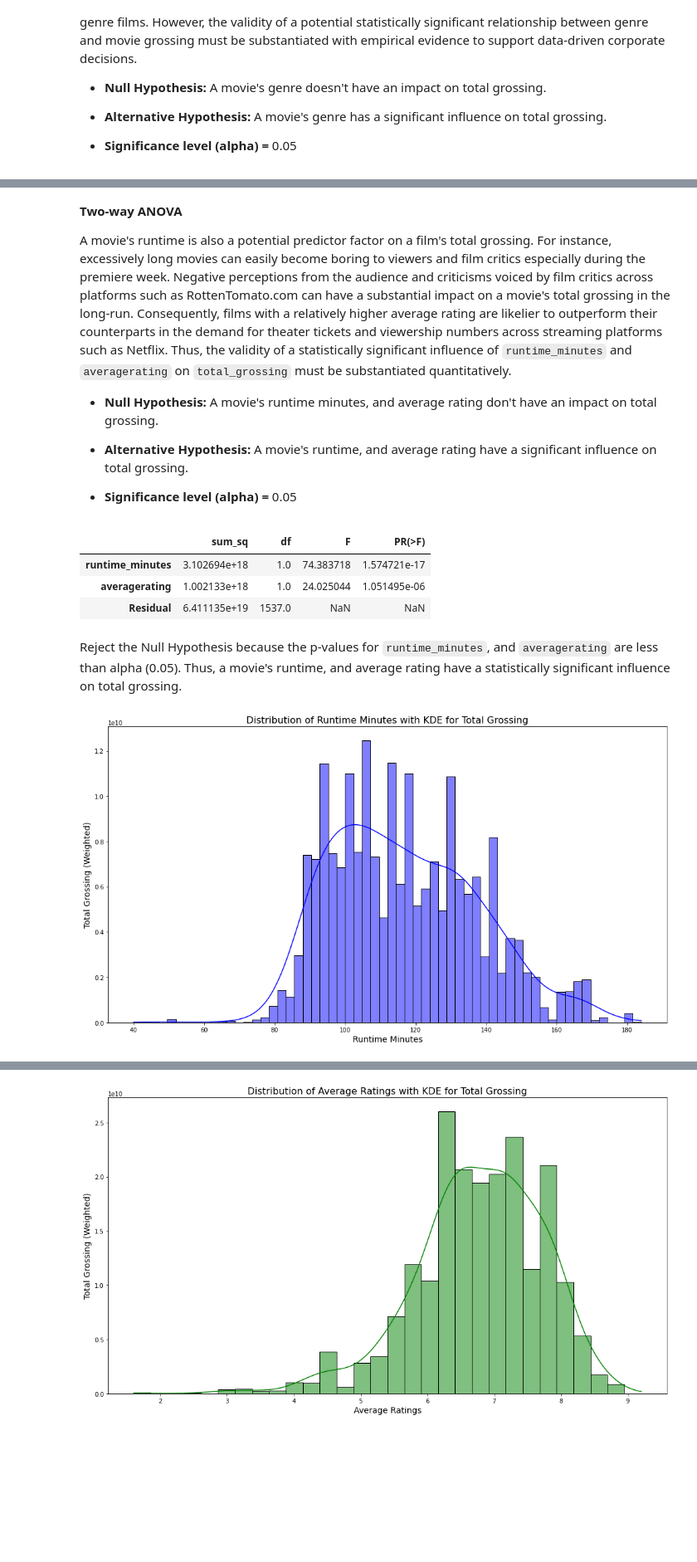
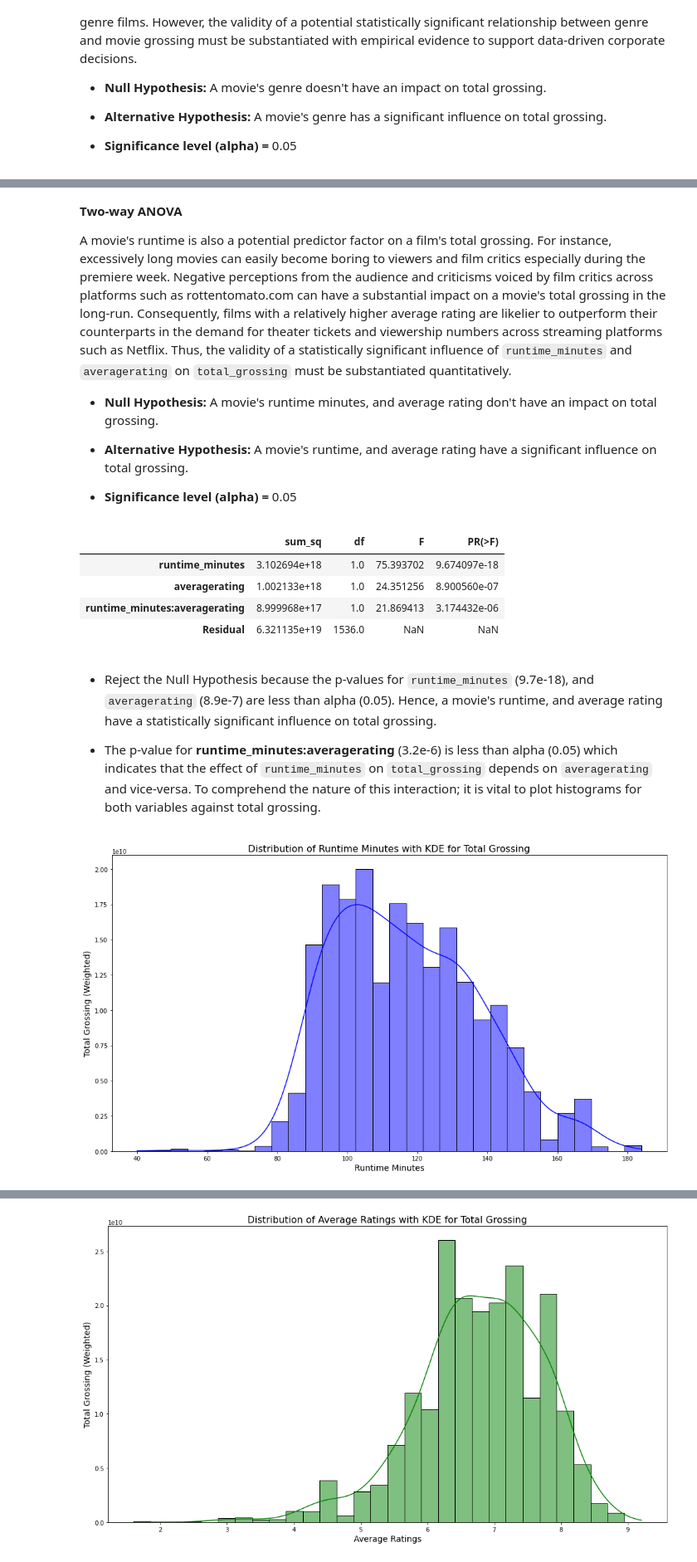
Before and after one commit to mwakad/box-office-movie-insights, a Jupyter notebook: notebooks/daniel.ipynb, the cells around one changed output, grey strips where cells are left out. Shown: that part at 83% size. Saved outputs shown, nothing was run; the diff lists cells and outputs as text; code cells hidden in the pictures; blank space fills up the shorter version.

```diff
--- a/notebooks/daniel.ipynb
+++ b/notebooks/daniel.ipynb
@@ -344,15 +325,0 @@ df_clean['total_grossing'] = df_clean['domestic_gross'] + df_clean['foreign_gros
-# %%
-# Function to randomly select a genre from the string value for example (Action, Crime, Drama)
-# Randomly selecting one genre from the string mitigates selection bias
-
-def extract_random_genre(genre_str):
-    if isinstance(genre_str, str):  # Check if it's a string
-        genres = [genre.strip() for genre in genre_str.split(',')]
-        if genres:
-            return random.choice(genres)
-        else:
-            return np.nan  # Return NaN if the list of genres is empty
-    else:
-        return np.nan  # Or some other appropriate missing value representation
-
-df_clean['genres'] = df_clean['genres'].apply(extract_random_genre)
@@ -459,7 +457,7 @@ plt.show()
 # %% [markdown]
 **Two-way ANOVA**
 
-A movie's runtime is also a potential predictor factor on a film's total grossing. For instance, excessively long movies can easily become boring to viewers and film critics especially during the premiere week. Negative perceptions from the audience and criticisms voiced by film critics across platforms such as RottenTomato.com can have a substantial impact on a movie's total grossing in the long-run. Consequently, films with a relatively higher average rating are likelier to outperform their counterparts in the demand for theater tickets and viewership numbers across streaming platforms such as Netflix. Thus, the validity of a statistically significant influence of `runtime_minutes` and `averagerating` on `total_grossing` must be substantiated quantitatively.
+A movie's runtime is also a potential predictor factor on a film's total grossing. For instance, excessively long movies can easily become boring to viewers and film critics especially during the premiere week. Negative perceptions from the audience and criticisms voiced by film critics across platforms such as rottentomato.com can have a substantial impact on a movie's total grossing in the long-run. Consequently, films with a relatively higher average rating are likelier to outperform their counterparts in the demand for theater tickets and viewership numbers across streaming platforms such as Netflix. Thus, the validity of a statistically significant influence of `runtime_minutes` and `averagerating` on `total_grossing` must be substantiated quantitatively.
 
 * <Strong> Null Hypothesis: </Strong> A movie's runtime minutes, and average rating don't have an impact on total grossing.
 
@@ -467,30 +465,32 @@ A movie's runtime is also a potential predictor factor on a film's total grossin
 
 * <strong> Significance level (alpha) = </strong> 0.05
 # %%
-# Perform Two-way ANOVA test
-formula = 'total_grossing ~ runtime_minutes + averagerating'
+# To access whether `runtime_minutes` has a significant impact on `total_grossing` irrespective of `averagerating`
+# To access whether `averagerating` has a significant impact on `total_grossing`irrespective of `runtime_minutes`
+formula = 'total_grossing ~ runtime_minutes * averagerating'
 model = ols(formula, data=df_clean).fit()
 anova_table = sm.stats.anova_lm(model, typ=2)
 anova_table
 # %% [output]
 |  | sum_sq | df | F | PR(>F) |
-| runtime_minutes | 3.102694e+18 | 1.0 | 74.383718 | 1.574721e-17 |
-| averagerating | 1.002133e+18 | 1.0 | 24.025044 | 1.051495e-06 |
-| Residual | 6.411135e+19 | 1537.0 | NaN | NaN |
+| runtime_minutes | 3.102694e+18 | 1.0 | 75.393702 | 9.674097e-18 |
+| averagerating | 1.002133e+18 | 1.0 | 24.351256 | 8.900560e-07 |
+| runtime_minutes:averagerating | 8.999968e+17 | 1.0 | 21.869413 | 3.174432e-06 |
+| Residual | 6.321135e+19 | 1536.0 | NaN | NaN |
 # %% [markdown]
-Reject the Null Hypothesis because the p-values for `runtime_minutes`, and `averagerating` are less than alpha (0.05). Thus, a movie's runtime, and average rating have a statistically significant influence on total grossing.
+* Reject the Null Hypothesis because the p-values for `runtime_minutes` (9.7e-18), and `averagerating` (8.9e-7) are less than alpha (0.05). Hence, a movie's runtime, and average rating have a statistically significant influence on total grossing.
+
+* The p-value for **runtime_minutes:averagerating** (3.2e-6) is less than alpha (0.05) which indicates that the effect of `runtime_minutes` on `total_grossing` depends on `averagerating` and vice-versa. To comprehend the nature of this interaction; it is vital to plot histograms for both variables against total grossing.
 # %%
+# Visualize distribution of runtime minutes against total grossing
+
+# Set plot size, type, title, xlabel, and ylabel
 plt.figure(figsize=(14, 8))
-
-# Plot the horizontal histogram
-sns.histplot(data=df_clean, x='runtime_minutes', weights='total_grossing', kde=True, bins=60, color='blue', edgecolor='black')
-
-# Add labels and title
+sns.histplot(data=df_clean, x='runtime_minutes', weights='total_grossing', kde=True, bins=30, color='blue', edgecolor='black')
 plt.title('Distribution of Runtime Minutes with KDE for Total Grossing', fontsize=16)
 plt.xlabel('Runtime Minutes', fontsize=14)
 plt.ylabel('Total Grossing (Weighted)', fontsize=14)
-
 plt.tight_layout()
 plt.show()
 # %% [output]
-[figure, old version]
+[figure, new version]
```
Also changed, not shown: parts of 25 cells of this notebook.
